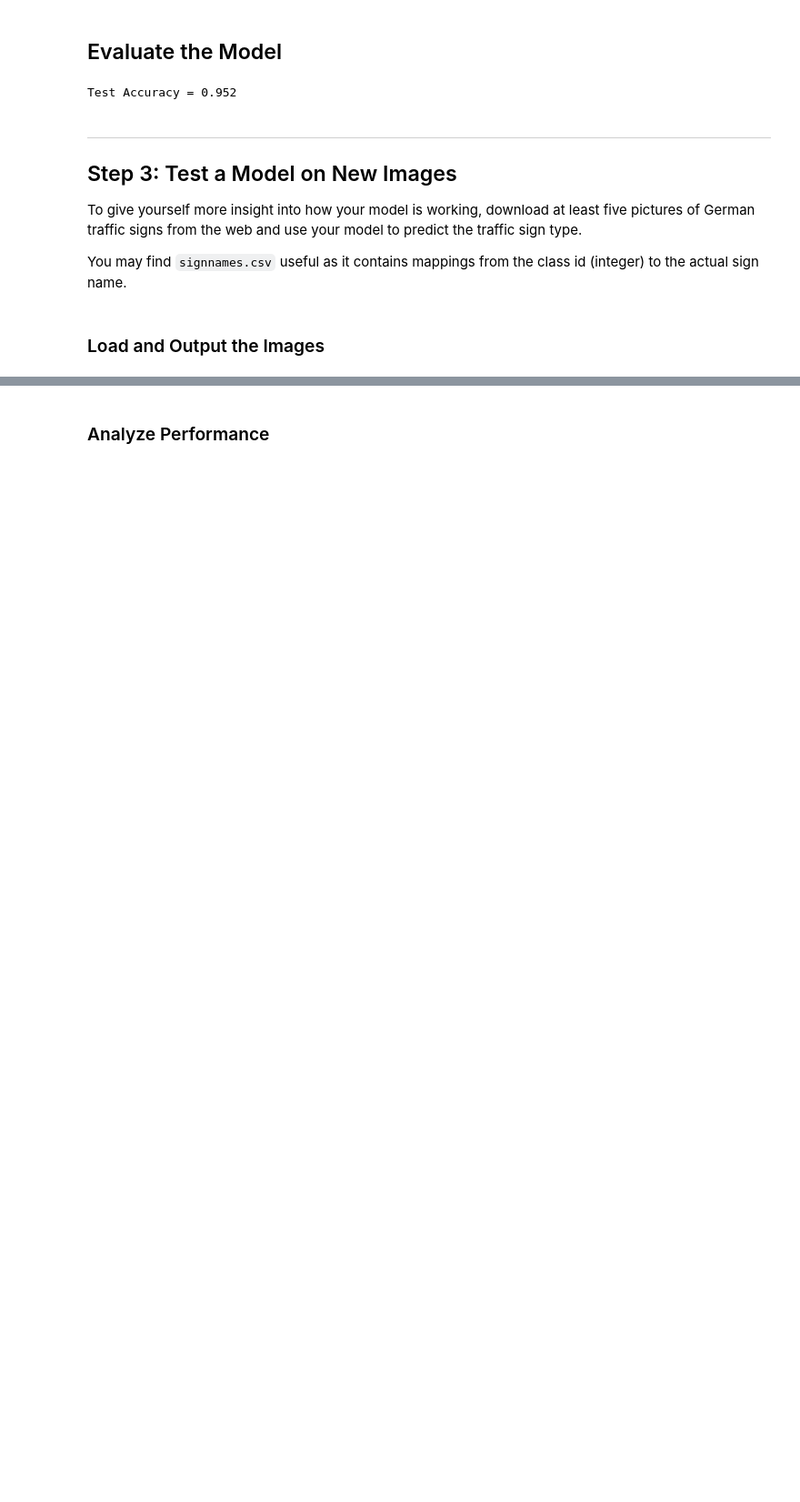
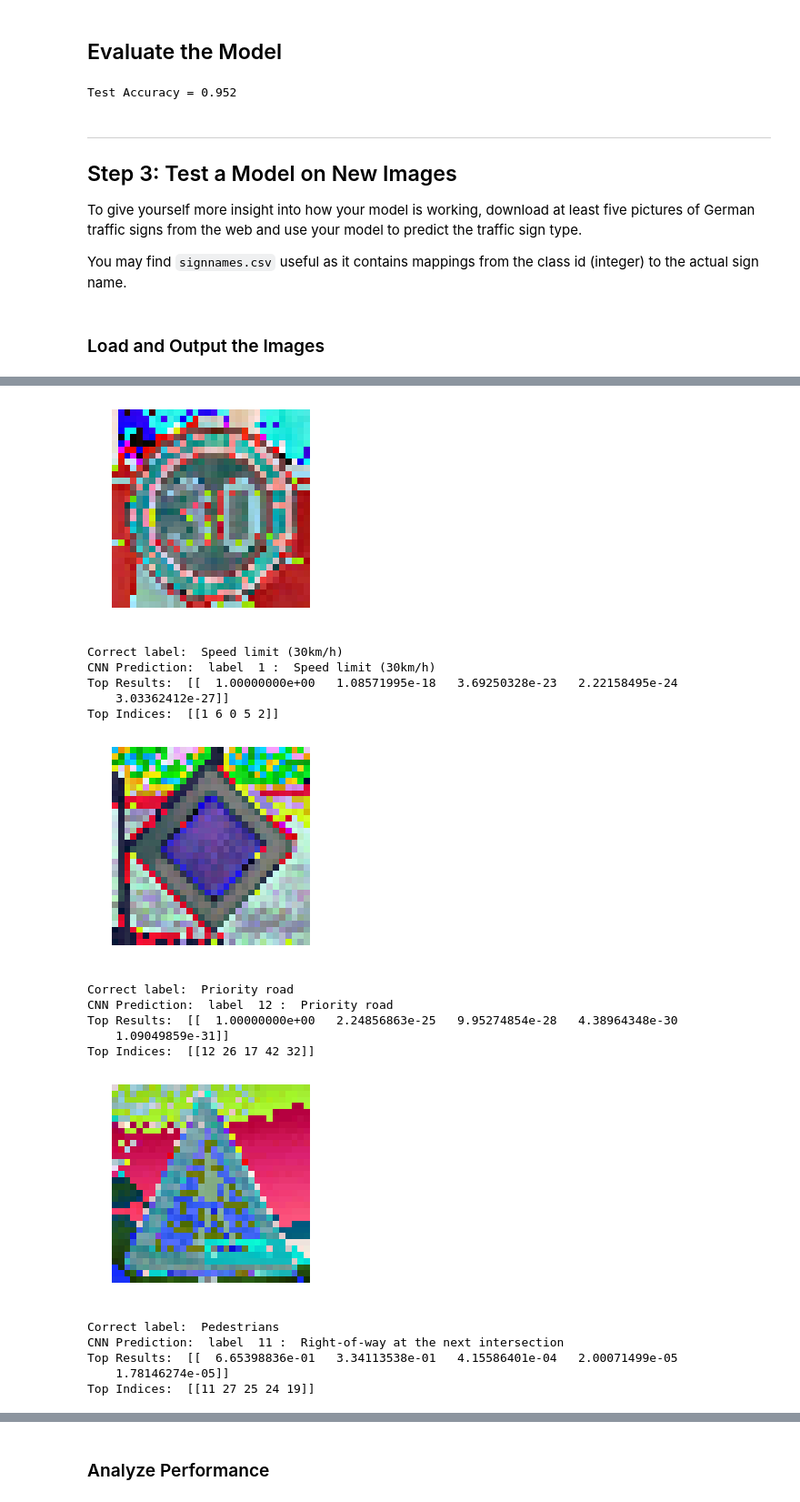
Before and after one commit to shuangxia/self-driving-car-engineer, a Jupyter notebook: P2-submission/Traffic_Sign_Classifier-solution.ipynb, the cells around one changed output, grey strips where cells are left out. Shown at 91% size. Saved outputs shown, nothing was run; the diff lists cells and outputs as text; code cells hidden in the pictures; blank space fills up the shorter version.

```diff
--- a/P2-submission/Traffic_Sign_Classifier-solution.ipynb
+++ b/P2-submission/Traffic_Sign_Classifier-solution.ipynb
@@ -468,4 +541,45 @@ You may find `signnames.csv` useful as it contains mappings from the class id (i
+# %%
+labels = ['Speed limit (30km/h)','Priority road','Pedestrians',
+          'No Entry', 'Turn right ahead','Stop',
+          'Children crossing']
 # %%
 ### Run the predictions here and use the model to output the prediction for each image.
 ### Make sure to pre-process the images with the same pre-processing pipeline used earlier.
 ### Feel free to use as many code cells as needed.
+with tf.Session() as sess:
+    saver.restore(sess, tf.train.latest_checkpoint('.'))
+    for i, image in enumerate(new_test):
+        plt.imshow(image)
+        plt.axis('off')
+#         plt.title(labels[i])
+        plt.show()
+
+        classification = sess.run(tf.argmax(logits, 1), feed_dict={x: [image]})
+        softmax = tf.nn.softmax(logits)
+        normalized_prob = sess.run(softmax, feed_dict={x: [image]})
+        top_k_op = tf.nn.top_k(normalized_prob, k=5)
+        top_k_results = sess.run(top_k_op)
+
+        print('Correct label: ', labels[i])
+        print('CNN Prediction: ', 'label ',classification[0], ": ", signnames.iloc[classification[0]]['SignName'])
+        print('Top Results: ', top_k_results.values)
+        print('Top Indices: ', top_k_results.indices)
+# %% [output]
+[figure, added]
+Correct label:  Speed limit (30km/h)
+CNN Prediction:  label  1 :  Speed limit (30km/h)
+Top Results:  [[  1.00000000e+00   1.08571995e-18   3.69250328e-23   2.22158495e-24
+    3.03362412e-27]]
+Top Indices:  [[1 6 0 5 2]]
+[figure, added]
+Correct label:  Priority road
+CNN Prediction:  label  12 :  Priority road
+Top Results:  [[  1.00000000e+00   2.24856863e-25   9.95274854e-28   4.38964348e-30
+    1.09049859e-31]]
+Top Indices:  [[12 26 17 42 32]]
+[figure, added]
+Correct label:  Pedestrians
+CNN Prediction:  label  11 :  Right-of-way at the next intersection
+Top Results:  [[  6.65398836e-01   3.34113538e-01   4.15586401e-04   2.00071499e-05
+    1.78146274e-05]]
+Top Indices:  [[11 27 25 24 19]]
```
Also changed, not shown: parts of 24 cells of this notebook.
